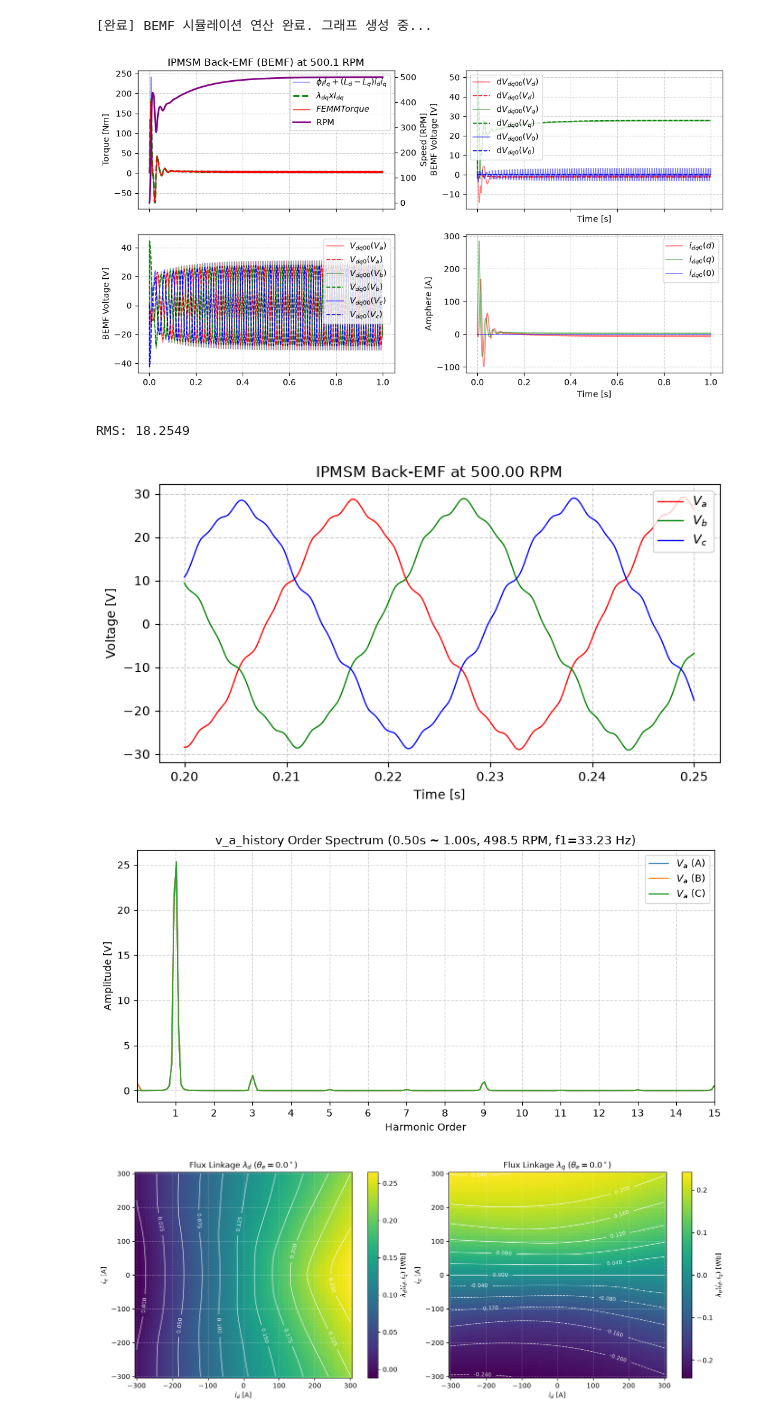
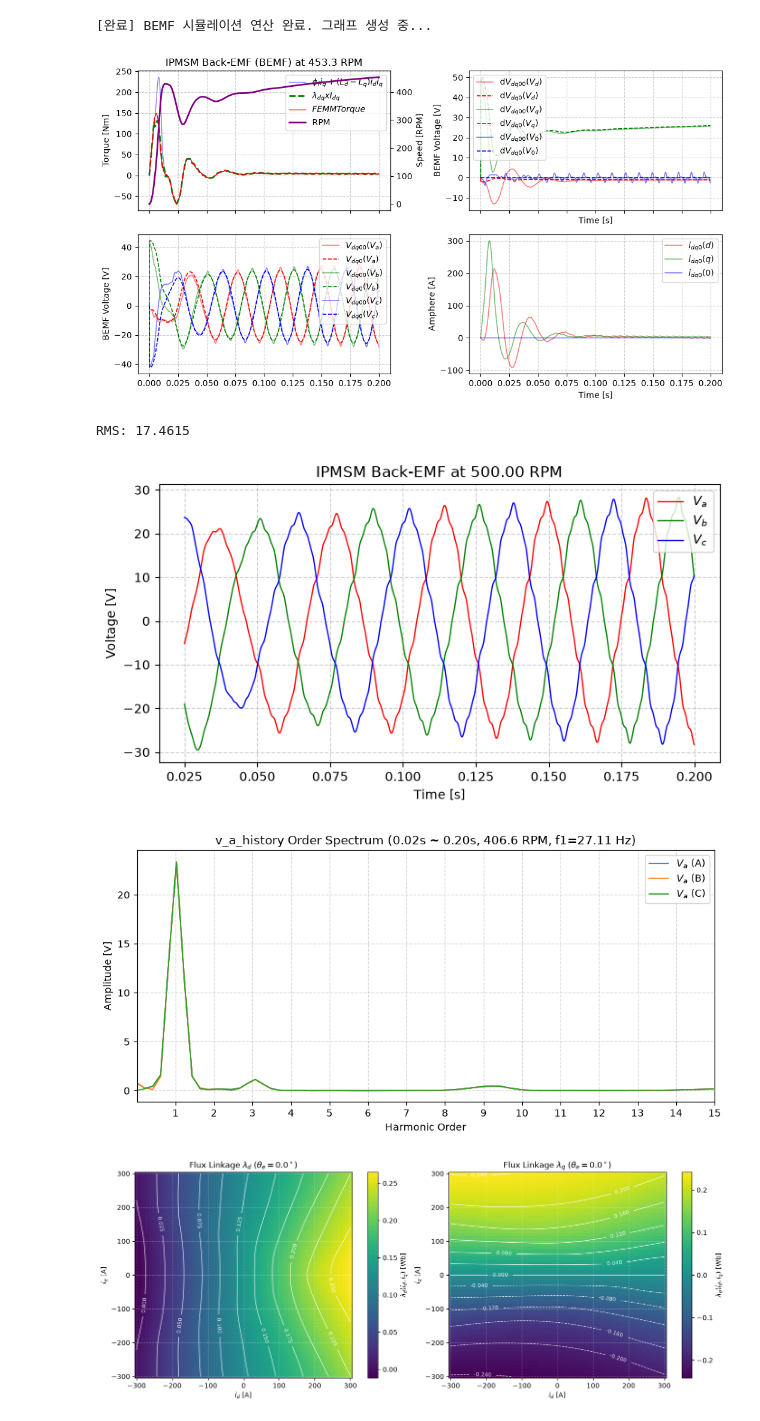
Before and after one commit to Shinjinok/femm_ioniq5, a Jupyter notebook: ioniq5sim.ipynb, the cells around one changed output. Cells and saved outputs as stored; diff of their text form; code cells hidden in the pictures.

```diff
--- a/ioniq5sim.ipynb
+++ b/ioniq5sim.ipynb
@@ -28,7 +28,7 @@ iq5 = iq5model(Rs=0.0618,lut="./LUT_lamda_abcT_20261119_091223.csv")
 # %%
 dt = 0.0001
 
-total_time = 1
+total_time = 0.2
 target_speed_rpm = 500 # 목표 BEMF 측정 속도 [RPM]
 
 total_steps = int(total_time / dt)
@@ -101,8 +101,8 @@ def motor_equation2(V_dq0, i_dq0, We ,lamda_dq0,lamda_dq0_0, Ldq, gamma_dq0 ):
     return did_dt
 # %%
 def motor_equation(V_dq0, i_dq0, We ,lamda_dq0,lamda_dq0_0, Ldq, gamma_dq0 ):
-    did_dt=np.zeros(3)
-    did_dt = (V_dq0 - (iq5.Rs*i_dq0 + We*gamma_dq0 + np.linalg.cross([0,0,We],lamda_dq0))) * np.linalg.inv(Ldq + np.eye(3)*1e-5)
+    did_dt = np.zeros(3)
+    did_dt = np.linalg.inv(Ldq + np.eye(3)*1e-5) @ (V_dq0 - (iq5.Rs*i_dq0 + We*gamma_dq0 + np.linalg.cross([0,0,We],lamda_dq0)))
     np.clip(did_dt, [-350.0, -350.0, 0.0], [350.0, 350.0, 0.0])
     return did_dt
 # %% [markdown]
@@ -173,7 +173,8 @@ for step in range(total_steps):
       V_dq0[2] = 0
 
 
-      did_dt = motor_equation2(V_dq0, i_dq0, We ,lamda_dq0,lamda_dq0_0, Ldq, gamma_dq0)
+      did_dt = motor_equation(V_dq0, i_dq0, We ,lamda_dq0,lamda_dq0_0, Ldq, gamma_dq0)
+
       i_dq0 += did_dt * dt
 
   idq0_history.append(i_dq0.copy())
@@ -271,46 +272,46 @@ plt.tight_layout()
 plt.savefig('ipmsm_bemf_141rpm_abc.png', dpi=300)
 plt.show()
 # %% [output]
-[figure, old version]
+[figure, new version]
 # %%
-t_start = 0.2   # 시작 시간 [s]
-t_end = 0.25     # 끝 시간 [s]
+t_start = 0.025   # 시작 시간 [s]
+t_end = 0.2     # 끝 시간 [s]
 
 t_arr = np.asarray(time_history)
 va_arr = np.asarray(v_a_history)
 
 mask = (t_arr >= t_start) & (t_arr <= t_end)
 labels = ["$V_a$", "$V_b$", "$V_c$"]
 plt.figure(figsize=(8, 4))
 for i in range(3):
     plt.plot(
         t_arr[mask],
         va_arr[mask, i],
         label=rf"{labels[i]}",
         color=colors_rgb[i],
         linewidth=1,
         alpha=1,
     )
 plt.grid(True, linestyle='--', alpha=0.6)
 plt.xlabel('Time [s]')
 plt.ylabel('Voltage [V]')
 plt.legend(loc='upper right')
 plt.title(rf'IPMSM Back-EMF at {target_speed_rpm:.2f} RPM')
 
 
 seg = np.asarray(va_arr[mask, 1], dtype=float)
 rms_val = float(np.sqrt(np.mean(seg ** 2)))
 print(f"RMS: {rms_val:.4f}")
 # %% [output]
-RMS: 18.2549
+RMS: 17.4615
-[figure, old version]
+[figure, new version]
 # %%
 import numpy as np
 import matplotlib.pyplot as plt
 
 # 1) 시간 구간 설정
-t_start = 0.5
-t_end = 1.0
+t_start = 0.02
+t_end = 0.2
 
 t_arr = np.asarray(time_history, dtype=float)
 va_arr = np.asarray(v_a_history, dtype=float)
@@ -369,7 +370,7 @@ plt.legend(loc="best")
 plt.tight_layout()
 plt.show()
 # %% [output]
-[figure, old version]
+[figure, new version]
 # %%
 import numpy as np
 import matplotlib.pyplot as plt
```
Also changed, not shown: parts of 2 cells of this notebook, 46 other files.
